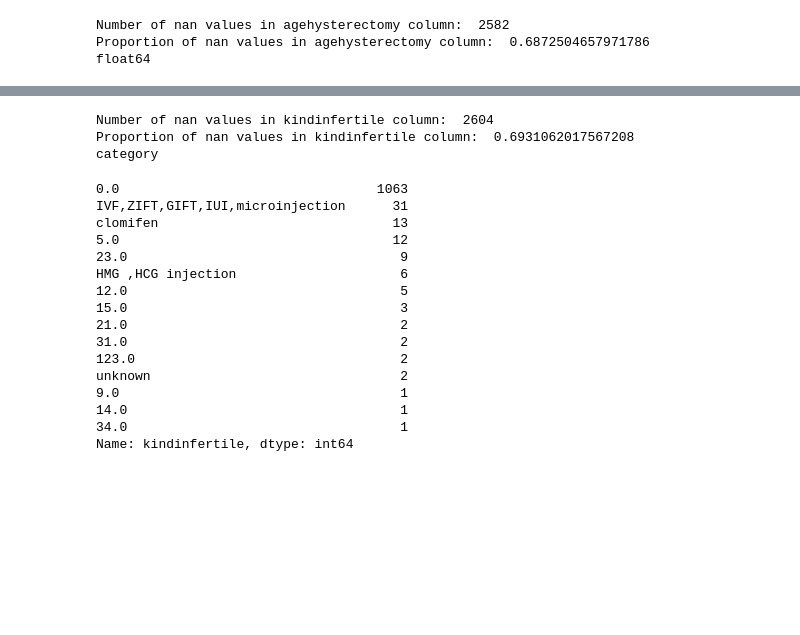
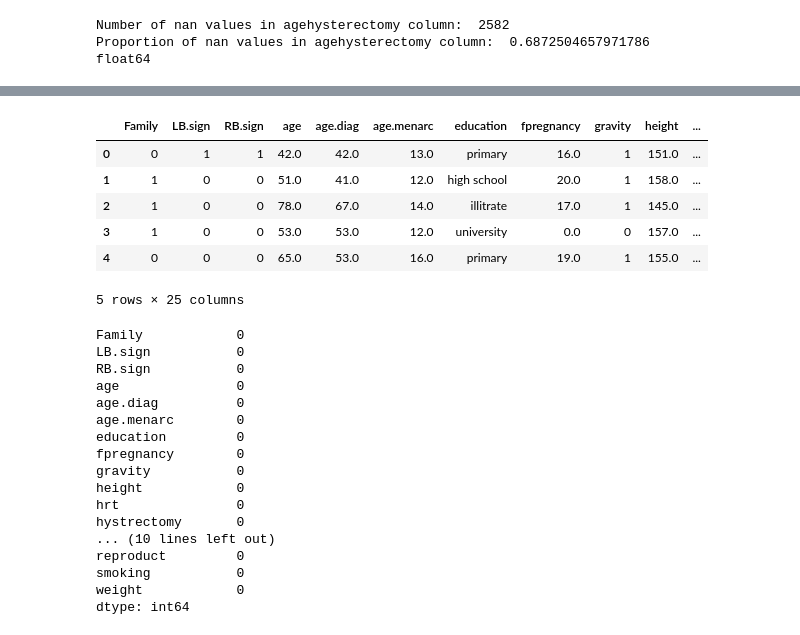
Before and after one commit to smb-h/breast-cancer-patterns-association-rule-mining, a Jupyter notebook: notebooks/preprocessing_2.ipynb, the cells around one changed output, grey strips where cells are left out. Saved outputs shown, nothing was run; the diff lists cells and outputs as text; code cells hidden in the pictures; blank space fills up the shorter version.

```diff
--- a/notebooks/preprocessing_2.ipynb
+++ b/notebooks/preprocessing_2.ipynb
@@ -655,0 +1415,5 @@ object
+# %%
+col_name = 'smoking'
+print(f'Number of nan values in {col_name} column: ', df[col_name].isna().sum())
+print(f'Proportion of nan values in {col_name} column: ', df[col_name].isna().sum() / df.shape[0])
+print(df[col_name].dtype)
@@ -673,0 +1440,9 @@ fig.show()
+# %%
+# fill
+df[col_name] = df[col_name].astype(str)
+df[col_name] = df[col_name].replace('nan', 'no')
+df[col_name] = df[col_name].replace('no', 0)
+vals = df[col_name].unique().tolist()
+vals.remove(0)
+df[col_name] = df[col_name].replace(vals, 1)
+print(df[col_name].value_counts())
@@ -676,5 +1458,5 @@ fig.show()
 # %%
-col_name = 'datehys'
+col_name = 'weight'
 print(f'Number of nan values in {col_name} column: ', df[col_name].isna().sum())
 print(f'Proportion of nan values in {col_name} column: ', df[col_name].isna().sum() / df.shape[0])
 print(df[col_name].dtype)
@@ -734,3 +1496,7 @@ Name: education, dtype: int64
+# %%
+# fill nan with mean
+df[col_name] = df[col_name].replace(0, np.nan)
+df[col_name] = df[col_name].fillna(df[col_name].mean())
 # %%
 # plot bar chart of Family column (x values, y counts)
 stats = df[col_name].value_counts().to_dict()
@@ -956,28 +1506,0 @@ fig.show()
-# %%
-col_name = 'kindinfertile'
-print(f'Number of nan values in {col_name} column: ', df[col_name].isna().sum())
-print(f'Proportion of nan values in {col_name} column: ', df[col_name].isna().sum() / df.shape[0])
-print(df[col_name].dtype)
-# %% [output]
-Number of nan values in kindinfertile column:  2604
-Proportion of nan values in kindinfertile column:  0.6931062017567208
-category
-# %%
-df[col_name].value_counts()
-# %% [output]
-0.0                                 1063
-IVF,ZIFT,GIFT,IUI,microinjection      31
-clomifen                              13
-5.0                                   12
-23.0                                   9
-HMG ,HCG injection                     6
-12.0                                   5
-15.0                                   3
-21.0                                   2
-31.0                                   2
-123.0                                  2
-unknown                                2
-9.0                                    1
-14.0                                   1
-34.0                                   1
-Name: kindinfertile, dtype: int64
@@ -1043,0 +1507,30 @@ for col_name in tmp:
+# %%
+df.head()
+# %% [output]
+|  | Family | LB.sign | RB.sign | age | age.diag | age.menarc | education | fpregnancy | gravity | height | ... |
+| 0 | 0 | 1 | 1 | 42.0 | 42.0 | 13.0 | primary | 16.0 | 1 | 151.0 | ... |
+| 1 | 1 | 0 | 0 | 51.0 | 41.0 | 12.0 | high school | 20.0 | 1 | 158.0 | ... |
+| 2 | 1 | 0 | 0 | 78.0 | 67.0 | 14.0 | illitrate | 17.0 | 1 | 145.0 | ... |
+| 3 | 1 | 0 | 0 | 53.0 | 53.0 | 12.0 | university | 0.0 | 0 | 157.0 | ... |
+| 4 | 0 | 0 | 0 | 65.0 | 53.0 | 16.0 | primary | 19.0 | 1 | 155.0 | ... |
+5 rows × 25 columns
+# %%
+print(df.isna().sum())
+# %% [output]
+Family            0
+LB.sign           0
+RB.sign           0
+age               0
+age.diag          0
+age.menarc        0
+education         0
+fpregnancy        0
+gravity           0
+height            0
+hrt               0
+hystrectomy       0
+... (10 lines left out)
+reproduct         0
+smoking           0
+weight            0
+dtype: int64
```
Also changed, not shown: parts of 217 cells of this notebook, 2 other files.
